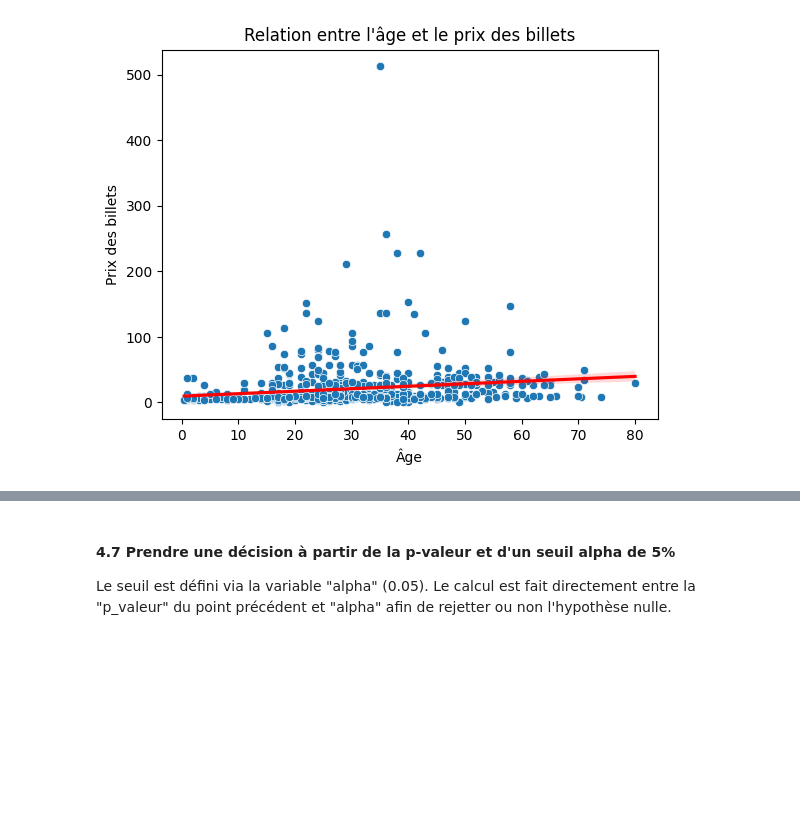
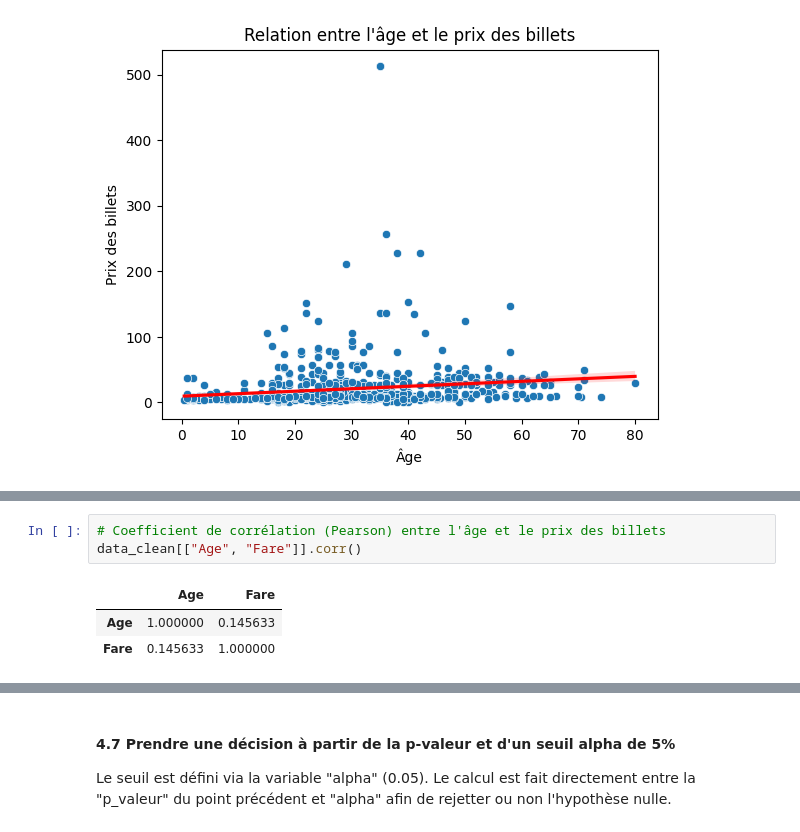
Before and after one commit to briandasilvac/AnalyseDonneesBrianCarlota, a Jupyter notebook: Projet.ipynb, the cells around one changed output, grey strips where cells are left out. Drawn from its saved outputs; the diff is of its cells as text; blank space fills up the shorter version.

```diff
--- a/Projet.ipynb
+++ b/Projet.ipynb
@@ -435,0 +420,7 @@ Notre hypothèse alternative (H<sub>1</sub>) est la suivante : Il existe une rel
+# %%
+# Coefficient de corrélation (Pearson) entre l'âge et le prix des billets
+data_clean[["Age", "Fare"]].corr()
+# %% [output]
+|  | Age | Fare |
+| Age | 1.000000 | 0.145633 |
+| Fare | 0.145633 | 1.000000 |
```
Also changed, not shown: parts of 6 cells of this notebook.
